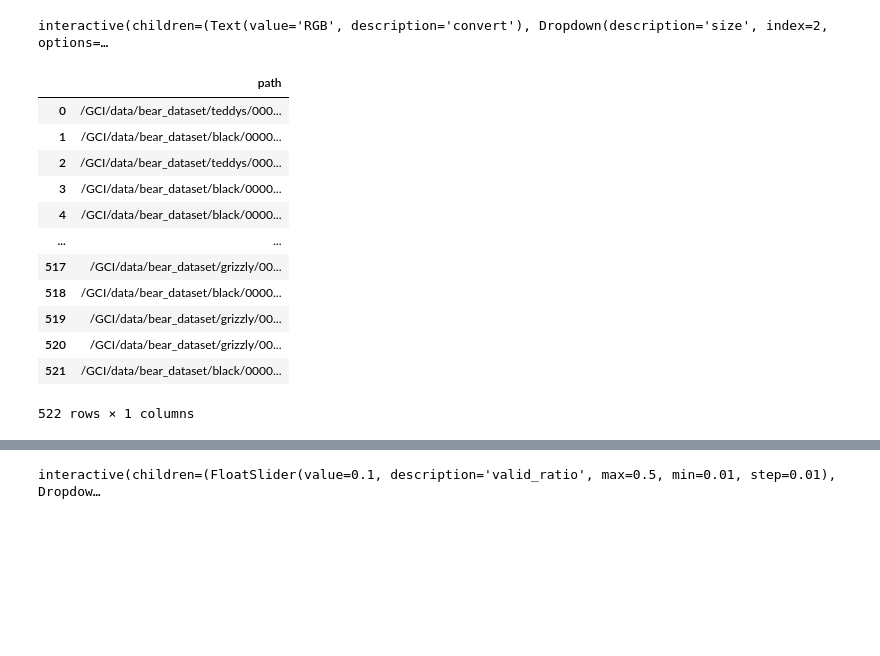
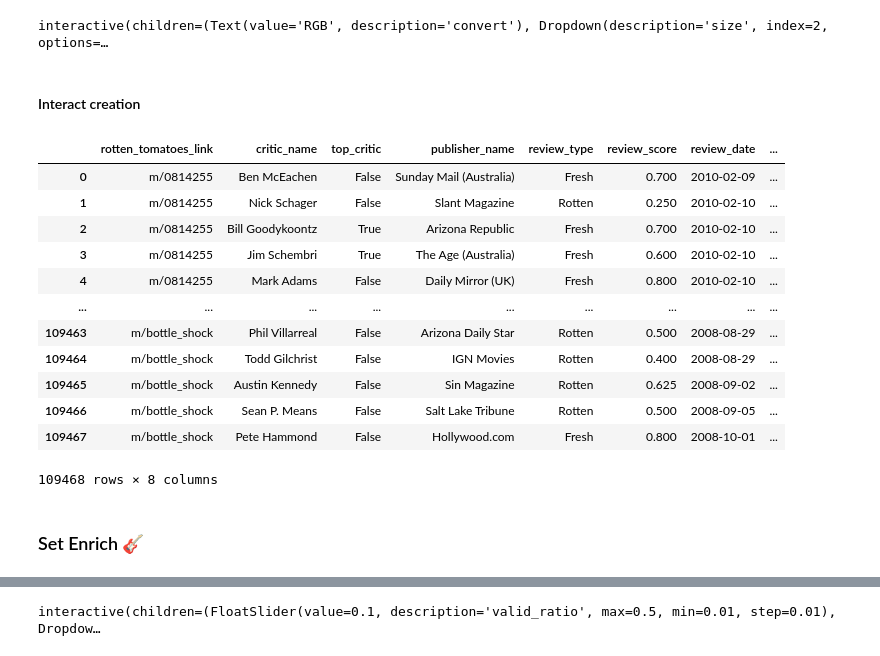
Before and after one commit to tcengine/tai-chi, a Jupyter notebook: nbs/one_and_only_core.ipynb, the cells around one changed output, grey strips where cells are left out. Saved outputs shown, nothing was run; the diff lists cells and outputs as text; code cells hidden in the pictures; blank space fills up the shorter version.

```diff
--- a/nbs/one_and_only_core.ipynb
+++ b/nbs/one_and_only_core.ipynb
@@ -614,21 +661,33 @@ phase = Phase()
-# %%
-bear_df = df_creator_image_folder(BEAR_DATASET)
-
-bear_df
-# %% [output]
-|  | path |
-| 0 | /GCI/data/bear_dataset/teddys/000... |
-| 1 | /GCI/data/bear_dataset/black/0000... |
-| 2 | /GCI/data/bear_dataset/teddys/000... |
-| 3 | /GCI/data/bear_dataset/black/0000... |
-| 4 | /GCI/data/bear_dataset/black/0000... |
-| ... | ... |
-| 517 | /GCI/data/bear_dataset/grizzly/00... |
-| 518 | /GCI/data/bear_dataset/black/0000... |
-| 519 | /GCI/data/bear_dataset/grizzly/00... |
-| 520 | /GCI/data/bear_dataset/grizzly/00... |
-| 521 | /GCI/data/bear_dataset/black/0000... |
-522 rows × 1 columns
+# %% [markdown]
+#### Interact creation
+# %%
+# base_df = df_creator_image_folder(BEAR_DATASET)
+
+# the rotten tomatoes dataset, we are not using every line
+base_df = pd.read_csv(ROTTEN_TOMATOES/'critic_reviews.csv', nrows=200000)
+base_df = base_df[~base_df['review_score'].isna()].reset_index(drop=True)
+base_df = base_df[~base_df['review_content'].isna()].reset_index(drop=True)
+base_df = base_df[base_df['review_score'].apply(lambda x: "/" in x)].reset_index(drop=True)
+
+base_df['review_score'] = base_df['review_score'].apply(eval)
+
+base_df
+# %% [output]
+|  | rotten_tomatoes_link | critic_name | top_critic | publisher_name | review_type | review_score | review_date | ... |
+| 0 | m/0814255 | Ben McEachen | False | Sunday Mail (Australia) | Fresh | 0.700 | 2010-02-09 | ... |
+| 1 | m/0814255 | Nick Schager | False | Slant Magazine | Rotten | 0.250 | 2010-02-10 | ... |
+| 2 | m/0814255 | Bill Goodykoontz | True | Arizona Republic | Fresh | 0.700 | 2010-02-10 | ... |
+| 3 | m/0814255 | Jim Schembri | True | The Age (Australia) | Fresh | 0.600 | 2010-02-10 | ... |
+| 4 | m/0814255 | Mark Adams | False | Daily Mirror (UK) | Fresh | 0.800 | 2010-02-10 | ... |
+| ... | ... | ... | ... | ... | ... | ... | ... | ... |
+| 109463 | m/bottle_shock | Phil Villarreal | False | Arizona Daily Star | Rotten | 0.500 | 2008-08-29 | ... |
+| 109464 | m/bottle_shock | Todd Gilchrist | False | IGN Movies | Rotten | 0.400 | 2008-08-29 | ... |
+| 109465 | m/bottle_shock | Austin Kennedy | False | Sin Magazine | Rotten | 0.625 | 2008-09-02 | ... |
+| 109466 | m/bottle_shock | Sean P. Means | False | Salt Lake Tribune | Rotten | 0.500 | 2008-09-05 | ... |
+| 109467 | m/bottle_shock | Pete Hammond | False | Hollywood.com | Fresh | 0.800 | 2008-10-01 | ... |
+109468 rows × 8 columns
+# %% [markdown]
+### Set Enrich 🎸
 # %%
 def set_enrich(df):
     global phase
```
Also changed, not shown: parts of 89 cells of this notebook.
